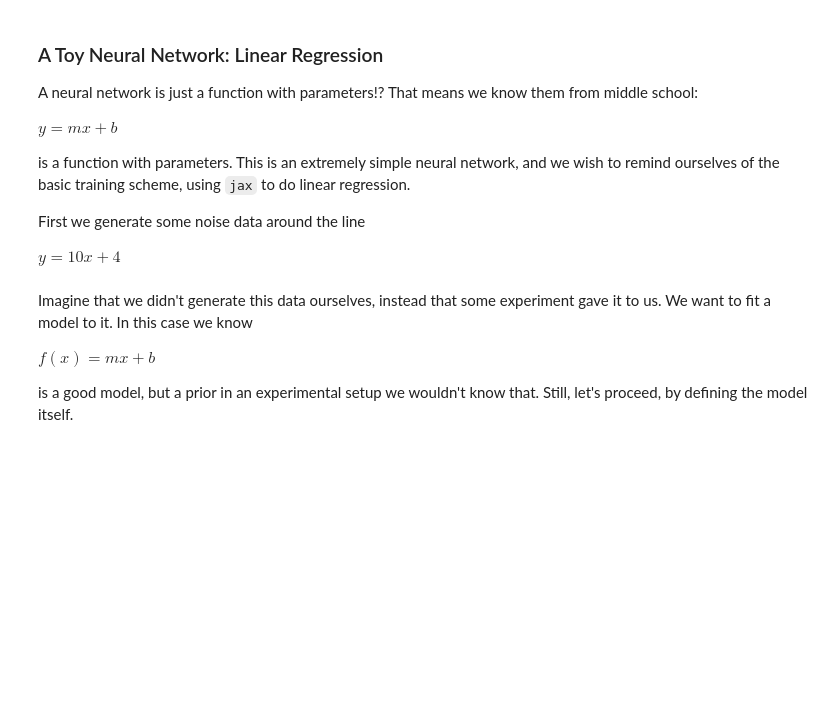
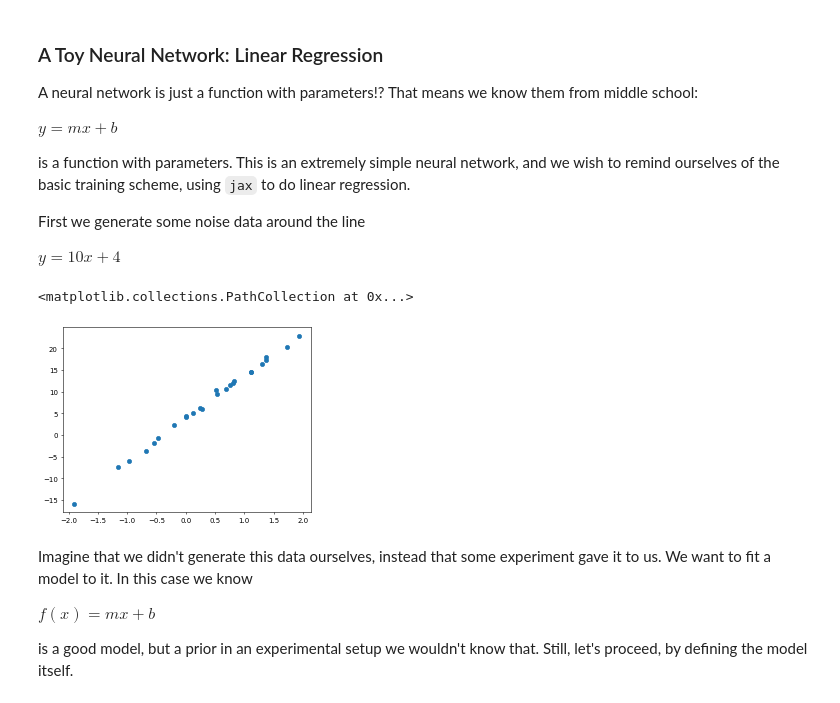
Before and after one commit to jimhalverson/COMP2023, a Jupyter notebook: notebooks/Intro to Python/5_Lecture_Neural Networks.ipynb, the cells around one changed output. Drawn from its saved outputs; the diff is of its cells as text; code cells hidden in the pictures; blank space fills up the shorter version.

```diff
--- a/notebooks/Intro to Python/5_Lecture_Neural Networks.ipynb
+++ b/notebooks/Intro to Python/5_Lecture_Neural Networks.ipynb
@@ -42,6 +96,23 @@ is a function with parameters. This is an extremely simple neural network, and w
 First we generate some noise data around the line
 
 $y=10 x + 4$
+# %%
+import numpy as np
+import matplotlib.pyplot as plt
+import matplotlib
+
+matplotlib.rcParams['figure.dpi'] = 50
+
+num_points = 25
+
+xs = np.random.normal(size=(num_points, 1))
+noise = np.random.normal(scale=.5, size=(num_points, 1))
+ys = 10 * xs + 4 + noise
+
+plt.scatter(xs,ys)
+# %% [output]
+<matplotlib.collections.PathCollection at 0x...>
+[figure, added]
 # %% [markdown]
 Imagine that we didn't generate this data ourselves, instead that some experiment gave it to us. We want to fit a model to it. In this case we know
 
```
Also changed, not shown: parts of 21 cells of this notebook.
